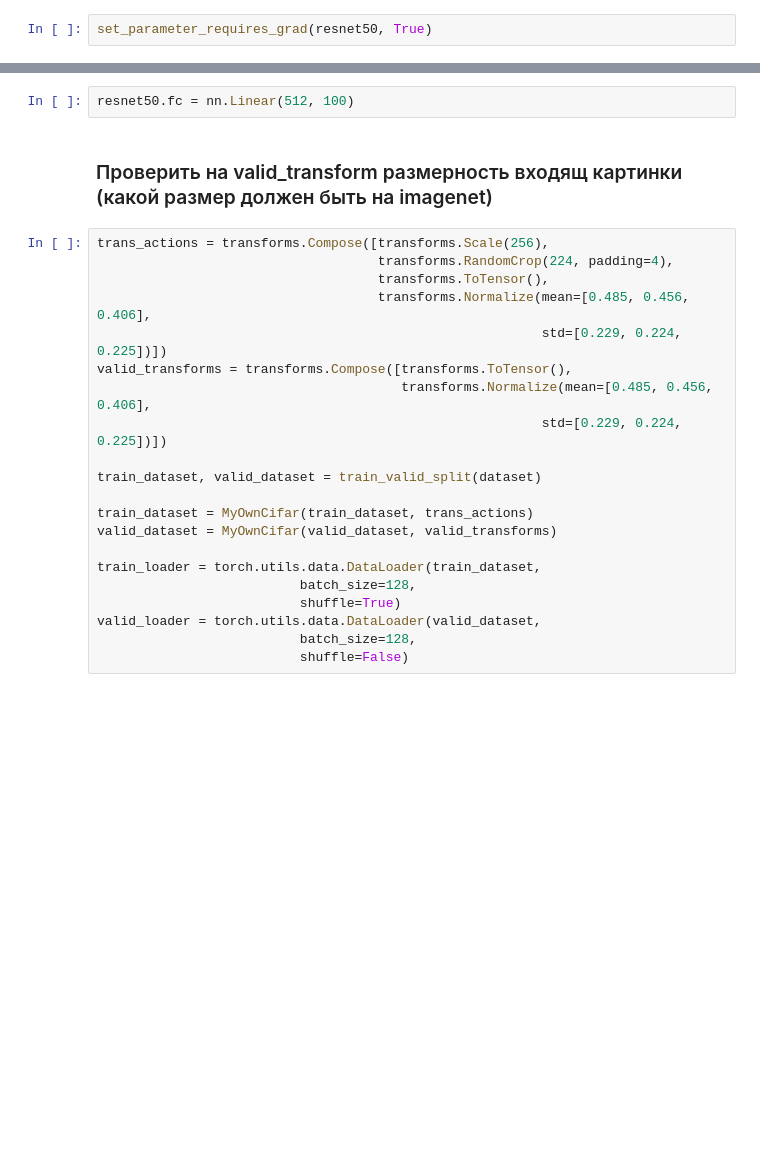
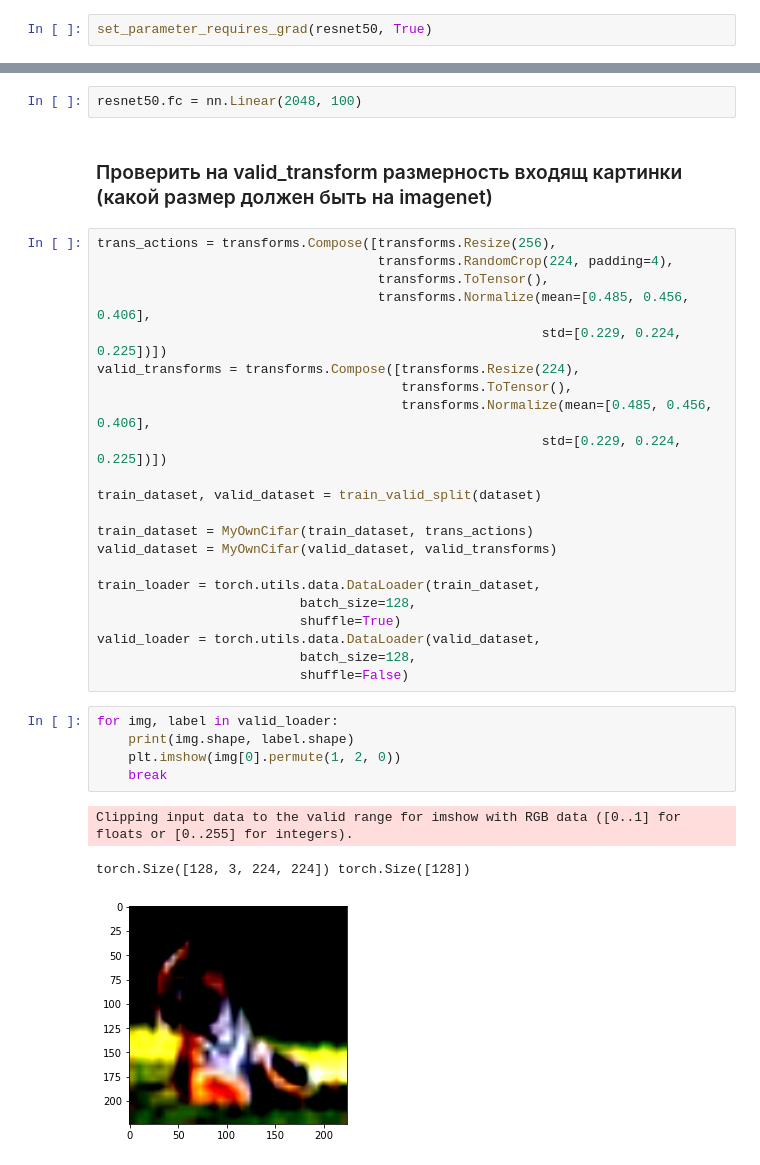
Before and after one commit to IvanKurkov/GB-Torch, a Jupyter notebook: Lesson4/HW4.ipynb, the cells around one changed output, grey strips where cells are left out. Cells and saved outputs as stored; diff of their text form; blank space fills up the shorter version.

```diff
--- a/Lesson4/HW4.ipynb
+++ b/Lesson4/HW4.ipynb
@@ -136,14 +352,15 @@ set_parameter_requires_grad(resnet50, True)
 # %%
-resnet50.fc = nn.Linear(512, 100)
+resnet50.fc = nn.Linear(2048, 100)
 # %% [markdown]
 ### Проверить на valid_transform размерность входящ картинки (какой размер должен быть на imagenet)
 # %%
-trans_actions = transforms.Compose([transforms.Scale(256),
+trans_actions = transforms.Compose([transforms.Resize(256),
                                     transforms.RandomCrop(224, padding=4),
                                     transforms.ToTensor(),
                                     transforms.Normalize(mean=[0.485, 0.456, 0.406],
                                                          std=[0.229, 0.224, 0.225])])
-valid_transforms = transforms.Compose([transforms.ToTensor(),
+valid_transforms = transforms.Compose([transforms.Resize(224),
+                                       transforms.ToTensor(),
                                        transforms.Normalize(mean=[0.485, 0.456, 0.406],
                                                          std=[0.229, 0.224, 0.225])])
 
@@ -158,5 +375,14 @@ train_loader = torch.utils.data.DataLoader(train_dataset,
 valid_loader = torch.utils.data.DataLoader(valid_dataset,
                           batch_size=128,
                           shuffle=False)
+# %%
+for img, label in valid_loader:
+    print(img.shape, label.shape)
+    plt.imshow(img[0].permute(1, 2, 0))
+    break
+# %% [output]
+Clipping input data to the valid range for imshow with RGB data ([0..1] for floats or [0..255] for integers).
+torch.Size([128, 3, 224, 224]) torch.Size([128])
+[figure, added]
 # %%
 params_to_update = []
```
Also changed, not shown: parts of 13 cells of this notebook, 1 other file.
